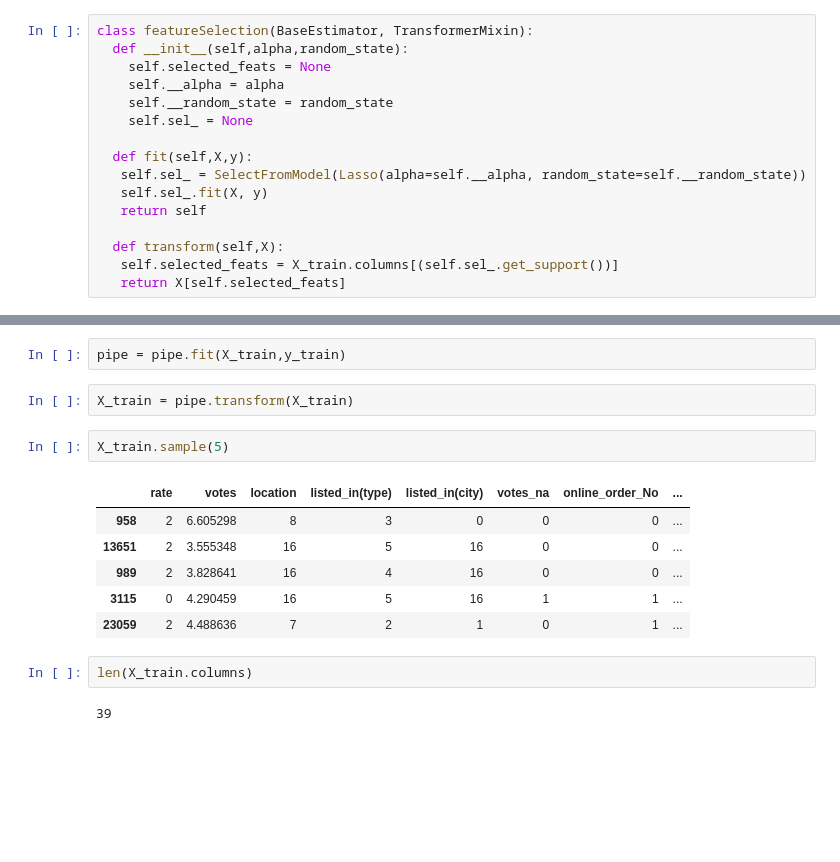
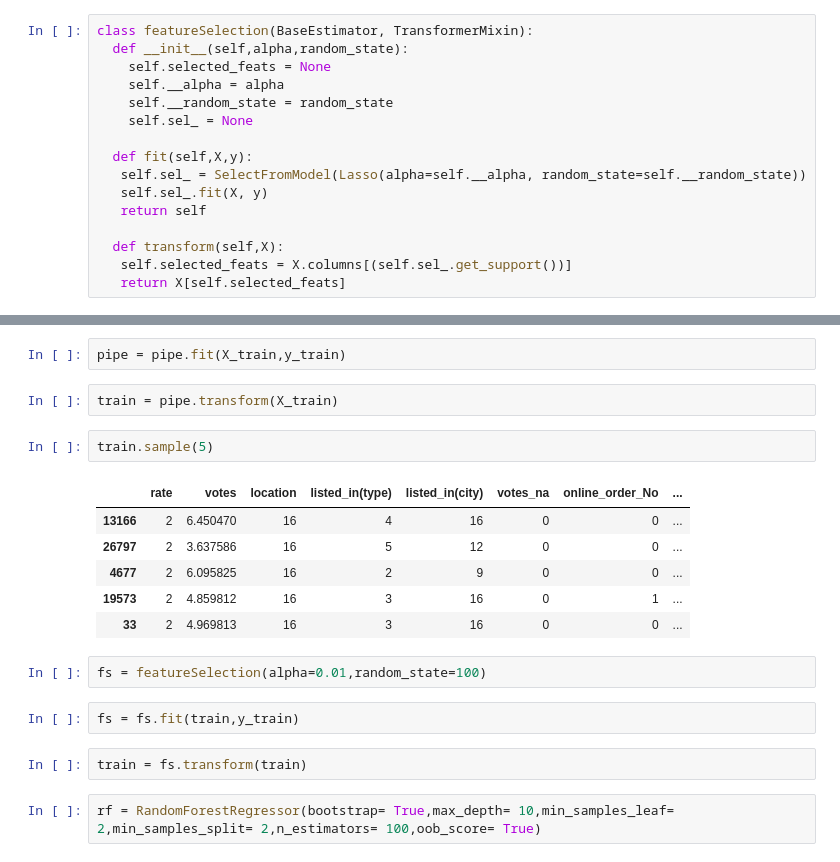
Before and after one commit to SarkarPriyanshu/Machine-Learning-Models, a Jupyter notebook: Zomato_pipeline.ipynb, the cells around one changed output, grey strips where cells are left out. Drawn from its saved outputs; the diff is of its cells as text; blank space fills up the shorter version.

```diff
--- a/Zomato_pipeline.ipynb
+++ b/Zomato_pipeline.ipynb
@@ -325,7 +325,7 @@ class featureSelection(BaseEstimator, TransformerMixin):
    return self
 
   def transform(self,X):
-   self.selected_feats = X_train.columns[(self.sel_.get_support())]
+   self.selected_feats = X.columns[(self.sel_.get_support())]
    return X[self.selected_feats]
 # %%
 class ZomatoModelTrain(handleMixLabels,handleRankingLabels,featureSelection):
@@ -465,17 +465,21 @@ pipe = zmt.featurePipeline()
 # %%
 pipe = pipe.fit(X_train,y_train)
 # %%
-X_train = pipe.transform(X_train)
+train = pipe.transform(X_train)
 # %%
-X_train.sample(5)
+train.sample(5)
 # %% [output]
 |  | rate | votes | location | listed_in(type) | listed_in(city) | votes_na | online_order_No | ... |
-| 958 | 2 | 6.605298 | 8 | 3 | 0 | 0 | 0 | ... |
-| 13651 | 2 | 3.555348 | 16 | 5 | 16 | 0 | 0 | ... |
-| 989 | 2 | 3.828641 | 16 | 4 | 16 | 0 | 0 | ... |
-| 3115 | 0 | 4.290459 | 16 | 5 | 16 | 1 | 1 | ... |
-| 23059 | 2 | 4.488636 | 7 | 2 | 1 | 0 | 1 | ... |
+| 13166 | 2 | 6.450470 | 16 | 4 | 16 | 0 | 0 | ... |
+| 26797 | 2 | 3.637586 | 16 | 5 | 12 | 0 | 0 | ... |
+| 4677 | 2 | 6.095825 | 16 | 2 | 9 | 0 | 0 | ... |
+| 19573 | 2 | 4.859812 | 16 | 3 | 16 | 0 | 1 | ... |
+| 33 | 2 | 4.969813 | 16 | 3 | 16 | 0 | 0 | ... |
-# %%
-len(X_train.columns)
-# %% [output]
-39
+# %%
+fs = featureSelection(alpha=0.01,random_state=100)
+# %%
+fs = fs.fit(train,y_train)
+# %%
+train = fs.transform(train)
+# %%
+rf = RandomForestRegressor(bootstrap= True,max_depth= 10,min_samples_leaf= 2,min_samples_split= 2,n_estimators= 100,oob_score= True)
```
Also changed, not shown: parts of 10 cells of this notebook.
